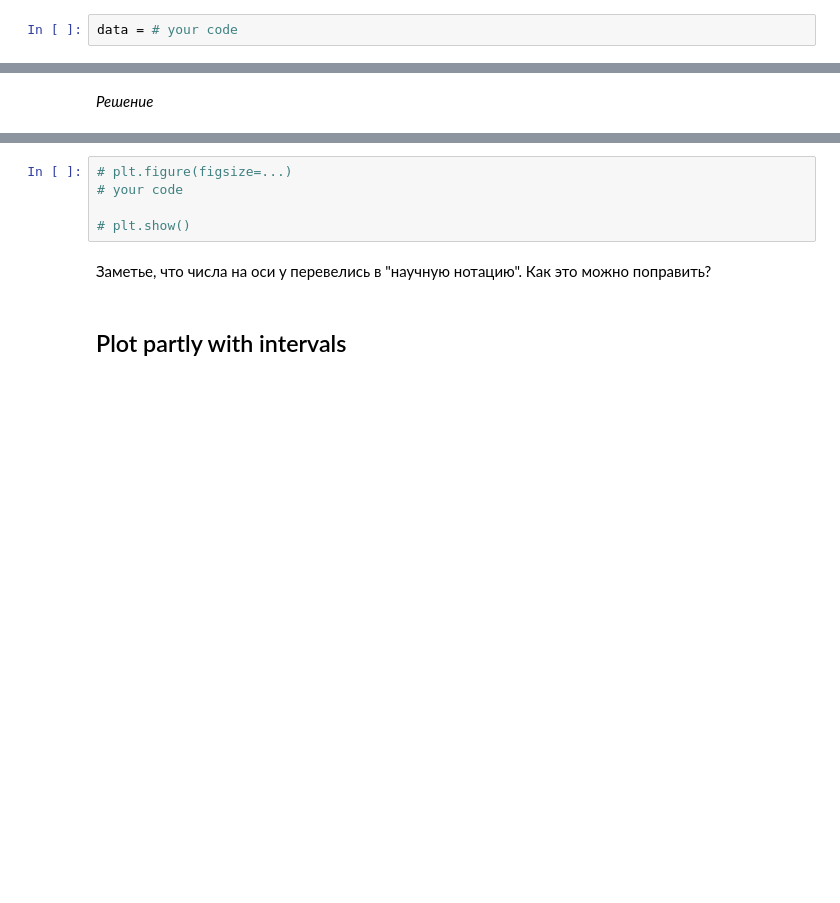
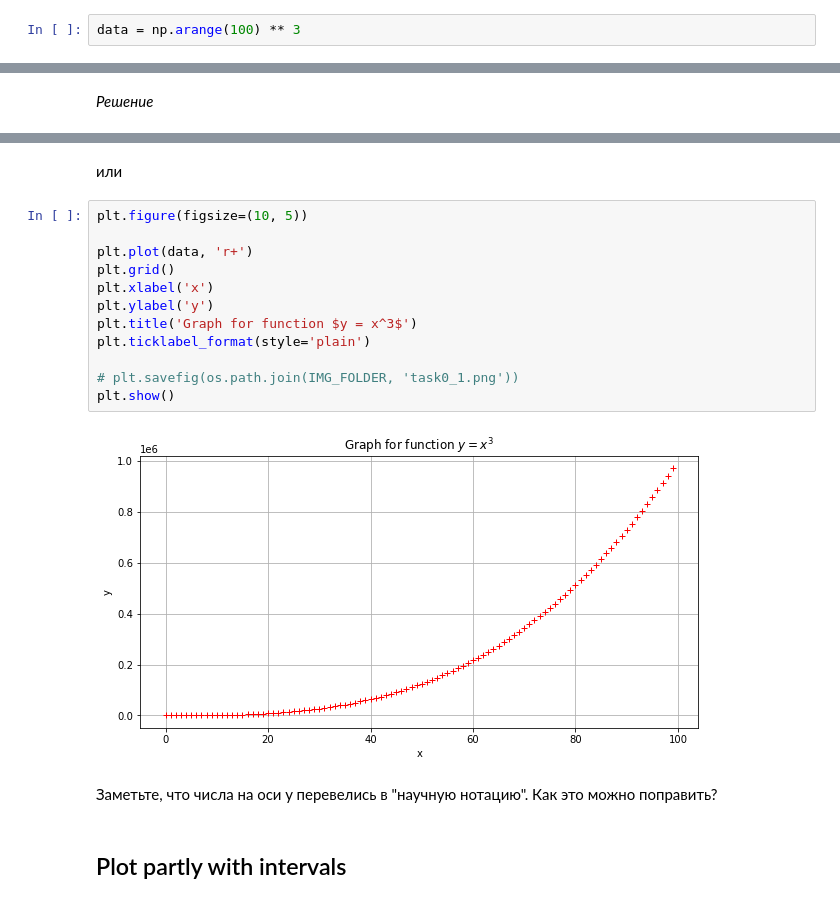
Before and after one commit to sanityseeker/lspy-2023, a Jupyter notebook: seminar_plots.ipynb, the cells around one changed output, grey strips where cells are left out. Cells and saved outputs as stored; diff of their text form; blank space fills up the shorter version.

Commit message:
add solved seminar in plots

```diff
--- a/seminar_plots.ipynb
+++ b/seminar_plots.ipynb
@@ -21,7 +21,7 @@ os.makedirs(IMG_FOLDER, exist_ok=True)
 # %% [markdown]
 ## Just plot
 # %%
-data = # your code
+data = np.arange(100) ** 3
 # %% [markdown]
 *Пример*
 # %%
@@ -33,10 +42,21 @@ Image(filename=os.path.join(IMG_FOLDER,'task0_1.png'))
+# %% [markdown]
+или
 # %%
-# plt.figure(figsize=...)
-# your code
+plt.figure(figsize=(10, 5))
 
-# plt.show()
+plt.plot(data, 'r+')
+plt.grid()
+plt.xlabel('x')
+plt.ylabel('y')
+plt.title('Graph for function $y = x^3$')
+plt.ticklabel_format(style='plain')
+
+# plt.savefig(os.path.join(IMG_FOLDER, 'task0_1.png'))
+plt.show()
+# %% [output]
+[figure, added]
 # %% [markdown]
-Заметье, что числа на оси y перевелись в "научную нотацию". Как это можно поправить?
+Заметьте, что числа на оси y перевелись в "научную нотацию". Как это можно поправить?
 # %% [markdown]
 ## Plot partly with intervals
 # %% [markdown]
```
Also changed, not shown: parts of 16 cells of this notebook, 1 other file.
